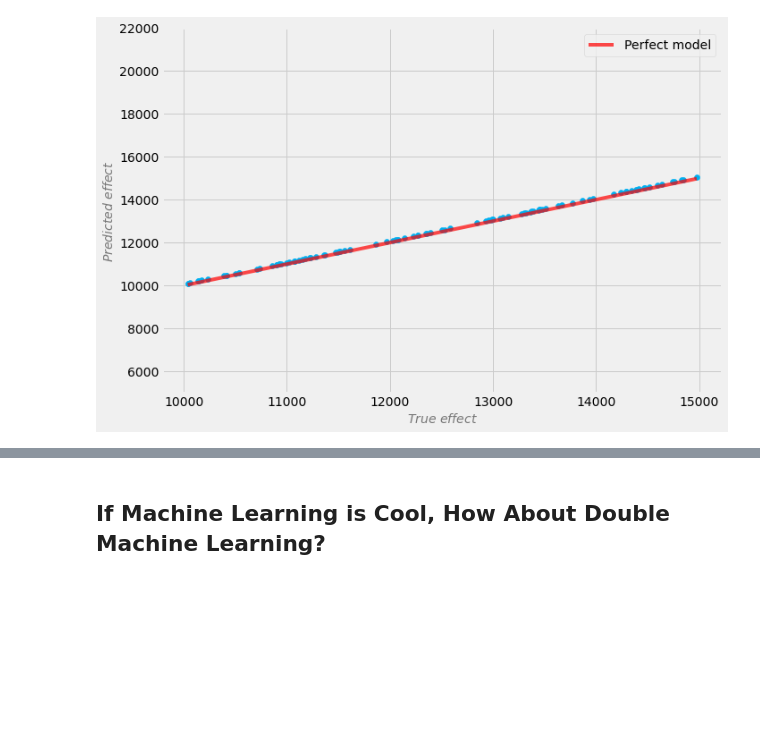
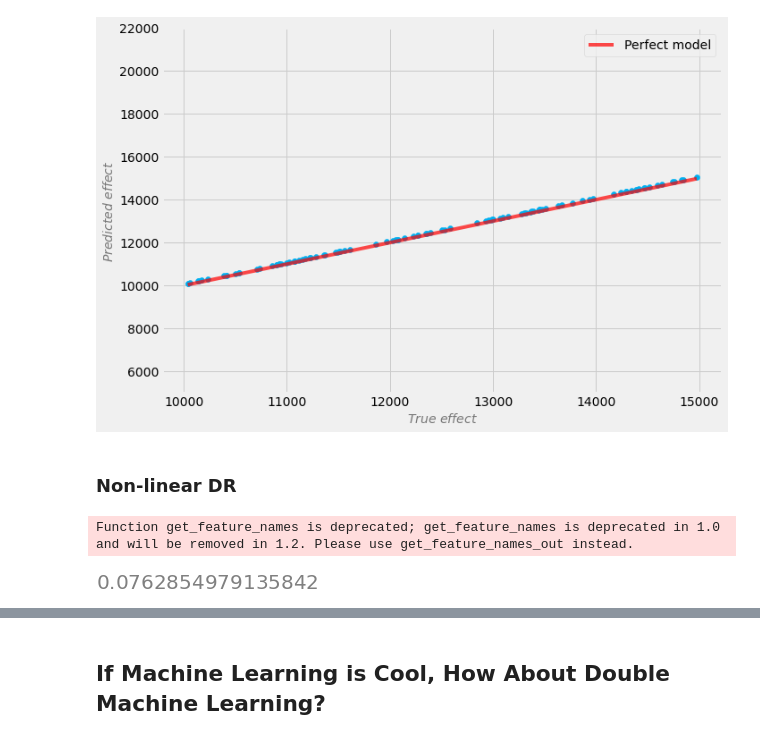
Before and after one commit to PacktPublishing/Causal-Inference-and-Discovery-in-Python, a Jupyter notebook: Chapter_10.ipynb, the cells around one changed output, grey strips where cells are left out. Cells and saved outputs as stored; diff of their text form; code cells hidden in the pictures; blank space fills up the shorter version.

```diff
--- a/Chapter_10.ipynb
+++ b/Chapter_10.ipynb
@@ -178,3 +186,32 @@ plot_effect(
 )
 # %% [output]
 [figure]
+# %% [markdown]
+### Non-linear DR
+# %%
+# Get estimate (Doubly robust)
+estimate = model.estimate_effect(
+    identified_estimand=estimand,
+    method_name='backdoor.econml.dr.DRLearner',
+    target_units='ate',
+    method_params={
+        'init_params': {
+            'model_propensity': LogisticRegression(),
+            'model_regression': LGBMRegressor(n_estimators=1000, max_depth=10),
+            'model_final': LGBMRegressor(n_estimators=500, max_depth=10),
+        },
+        'fit_params': {}
+    })
+# %% [output]
+Function get_feature_names is deprecated; get_feature_names is deprecated in 1.0 and will be removed in 1.2. Please use get_feature_names_out instead.
+# %%
+# Compute predictions
+effect_pred = model.causal_estimator.effect(earnings_interaction_test.drop(['true_effect', 'took_a_course'], axis=1))
+
+# Get the true effect
+effect_true = earnings_interaction_test['true_effect'].values
+# %%
+# Compute the error
+mean_absolute_percentage_error(effect_true, effect_pred)
+# %% [output]
+[figure, added]
```
Also changed, not shown: parts of 66 cells of this notebook, 1 other file.
